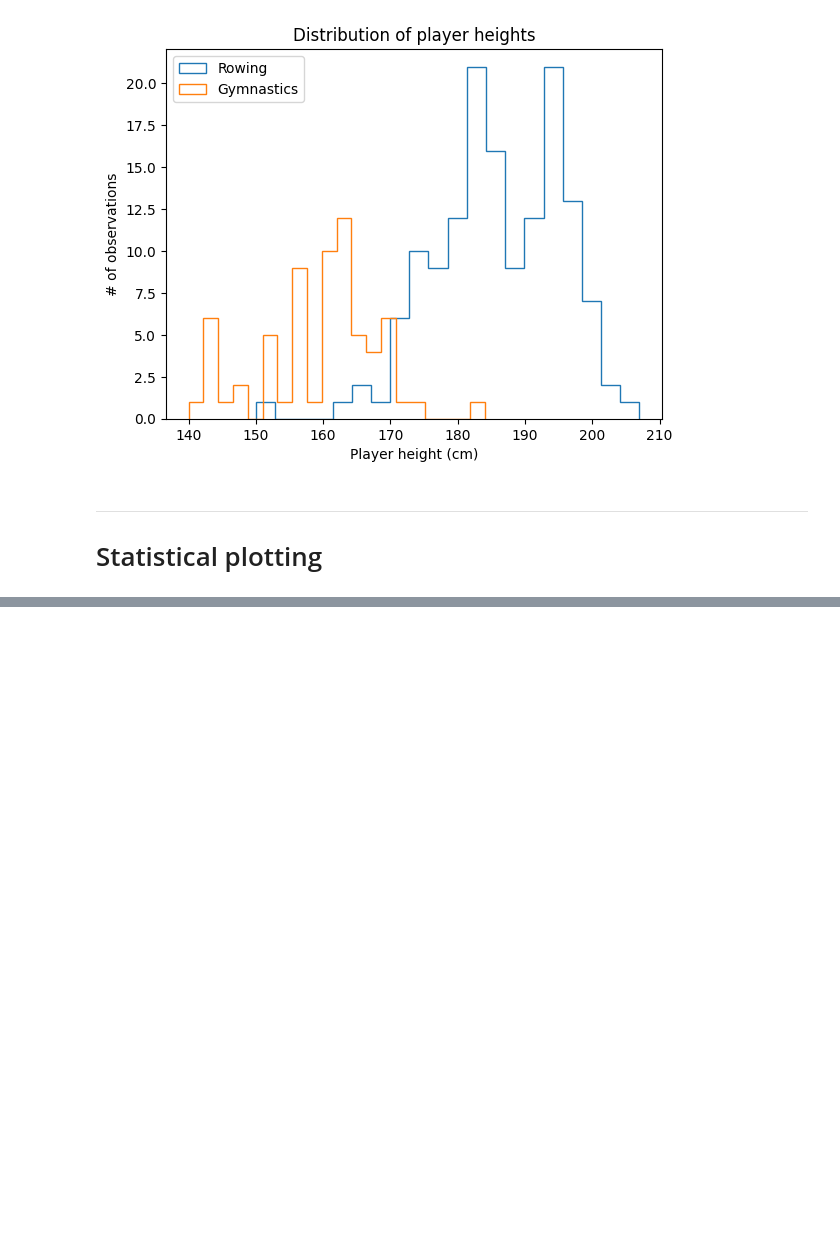
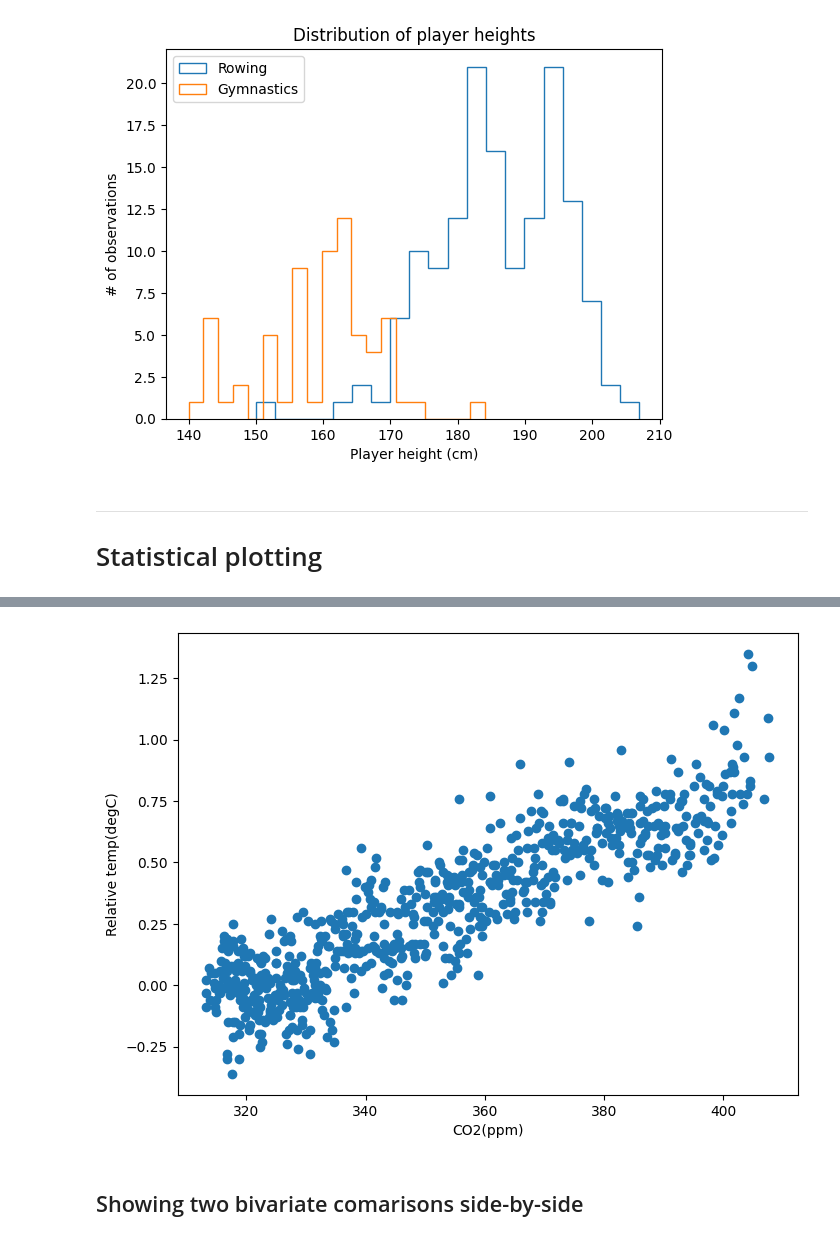
Before and after one commit to abhijeet-bhambere/learning-trail-data-visualizatn-python, a Jupyter notebook: matplotlib_training_dc.ipynb, the cells around one changed output, grey strips where cells are left out. Drawn from its saved outputs; the diff is of its cells as text; code cells hidden in the pictures; blank space fills up the shorter version.

```diff
--- a/matplotlib_training_dc.ipynb
+++ b/matplotlib_training_dc.ipynb
@@ -204,7 +204,7 @@ ____
 # Time-series data
 Plotting values against timestamps using `matplotlib`. Note that if the dtype has been assigned correctly, then x-axis is automatically adjusted to adjust as per the span of the plot
 # %%
-co2_data = pd.read_csv("climate_change.csv",index_col="date",parse_dates=["date"])#,date_format="%Y-%m-%")
+co2_data = pd.read_csv("course_datasets/climate_change.csv",index_col="date",parse_dates=["date"])#,date_format="%Y-%m-%")
 co2_data.info()
 # %% [output]
 <class 'pandas.core.frame.DataFrame'>
@@ -616,0 +674,14 @@ ___
+# %%
+fig, ax = plt.subplots(figsize=(8,6))
+# Plotting co2 v/s relative temp data
+ax.scatter(co2_data["co2"],co2_data["relative_temp"])
+
+ax.set_xlabel("CO2(ppm)")
+ax.set_ylabel("Relative temp(degC)")
+
+
+plt.show()
+# %% [output]
+[figure, added]
+# %% [markdown]
+## Showing two bivariate comarisons side-by-side
```
Also changed, not shown: parts of 18 cells of this notebook.
